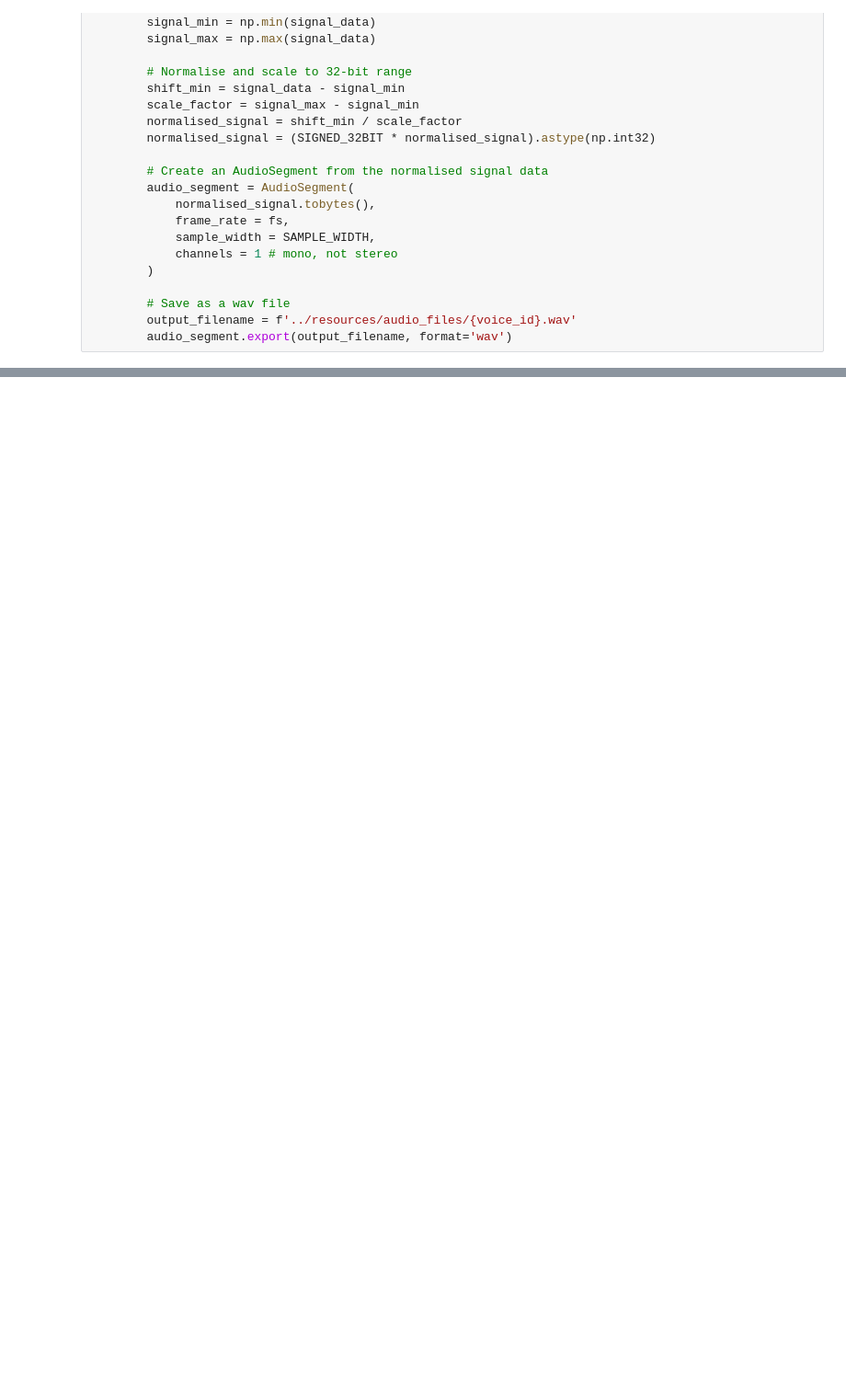
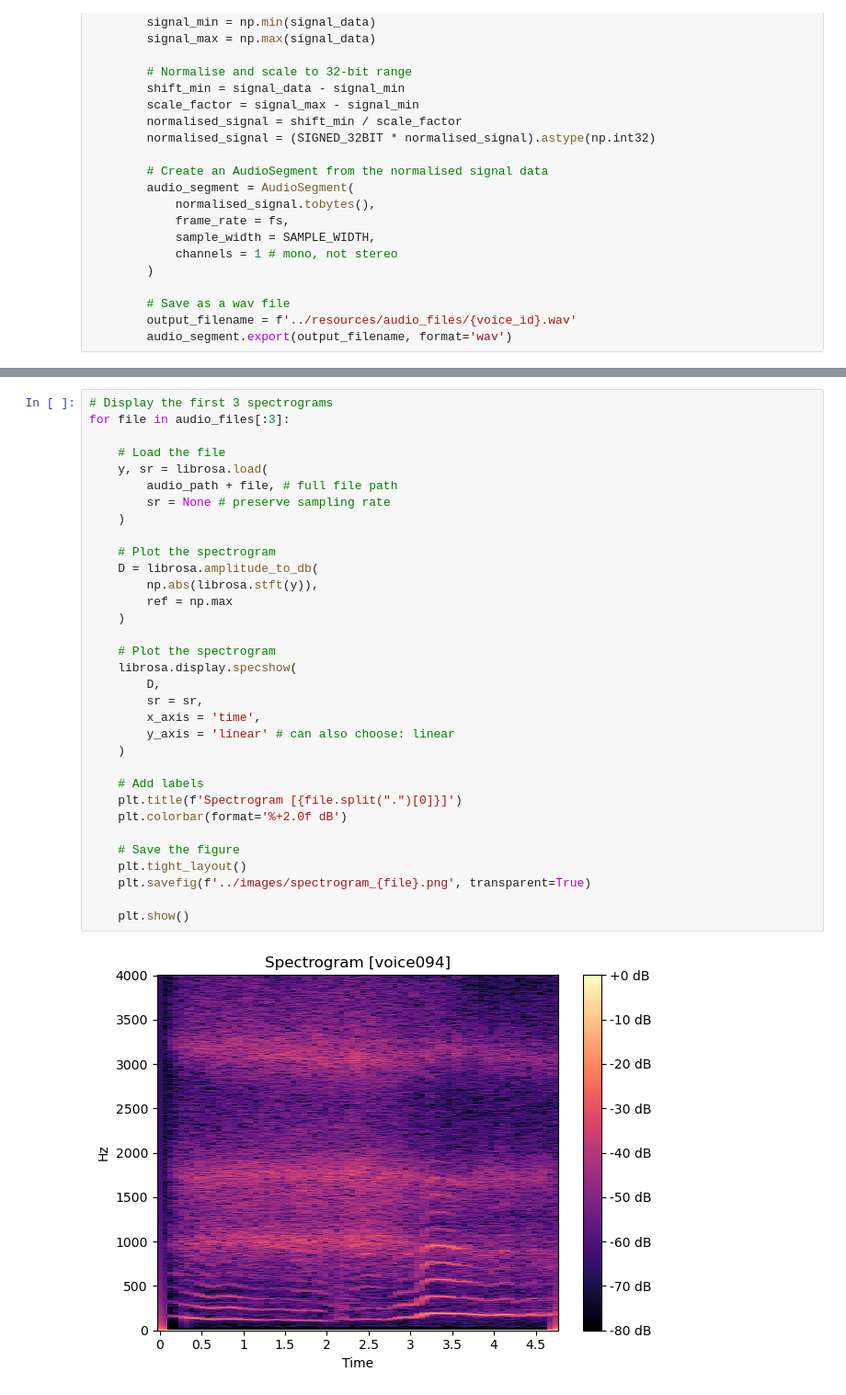
Before and after one commit to alyssahondrade/ml-perspectives-on-voice-disorder-diagnosis, a Jupyter notebook: notebooks/01_convert_raw_data.ipynb, the cells around one changed output, grey strips where cells are left out. Shown: that part at 92% size. Saved outputs shown, nothing was run; the diff lists cells and outputs as text; blank space fills up the shorter version.

```diff
--- a/notebooks/01_convert_raw_data.ipynb
+++ b/notebooks/01_convert_raw_data.ipynb
@@ -100,0 +138,35 @@ for file in tqdm(files, desc="Converting to wav"):
+# %%
+# Display the first 3 spectrograms
+for file in audio_files[:3]:
+
+    # Load the file
+    y, sr = librosa.load(
+        audio_path + file, # full file path
+        sr = None # preserve sampling rate
+    )
+
+    # Plot the spectrogram
+    D = librosa.amplitude_to_db(
+        np.abs(librosa.stft(y)),
+        ref = np.max
+    )
+
+    # Plot the spectrogram
+    librosa.display.specshow(
+        D,
+        sr = sr,
+        x_axis = 'time',
+        y_axis = 'linear' # can also choose: linear
+    )
+
+    # Add labels
+    plt.title(f'Spectrogram [{file.split(".")[0]}]')
+    plt.colorbar(format='%+2.0f dB')
+
+    # Save the figure
+    plt.tight_layout()
+    plt.savefig(f'../images/spectrogram_{file}.png', transparent=True)
+
+    plt.show()
+# %% [output]
+[figure, added]
```
Also changed, not shown: parts of 6 cells of this notebook, 26 other files.
